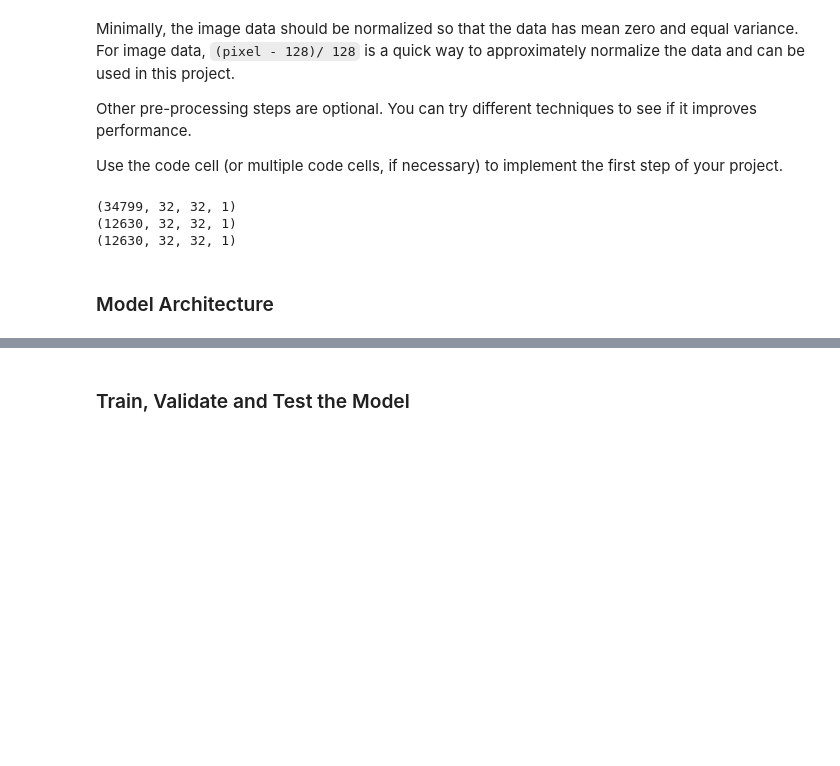
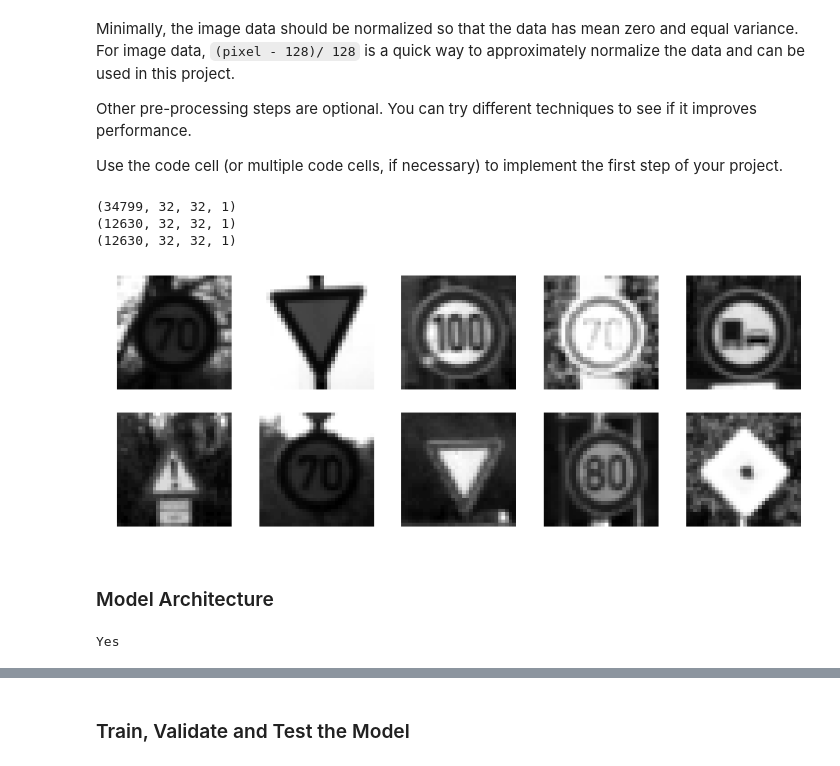
Before and after one commit to alaxwang/CarND-Traffic-Sign-Classifier-Project, a Jupyter notebook: Traffic_Sign_Classifier.ipynb, the cells around one changed output, grey strips where cells are left out. Saved outputs shown, nothing was run; the diff lists cells and outputs as text; code cells hidden in the pictures; blank space fills up the shorter version.

```diff
--- a/Traffic_Sign_Classifier.ipynb
+++ b/Traffic_Sign_Classifier.ipynb
@@ -157,35 +201,42 @@ Use the code cell (or multiple code cells, if necessary) to implement the first
 ### Feel free to use as many code cells as needed.
 
 from sklearn.utils import shuffle
 
 def ConvertToGray(data):
     #print (data[0].shape)
     #return data
-    gray_data = np.zeros((data.shape[0],32,32,1))
+    gray_data = np.zeros((len(data),32,32,1))
     #print(gray_data.shape)
     #print(np.array(cv2.cvtColor(data[0], cv2.COLOR_RGB2GRAY)).reshape(32,32,1))
     #return data
     for i in range(len(data)):
         gray_data[i] = np.array(cv2.cvtColor(data[i], cv2.COLOR_RGB2GRAY)).reshape(32,32,1)
     return gray_data
 
-#X_train, y_train = shuffle(X_train, y_train)
+X_train, y_train = shuffle(X_train, y_train)
 
 X_train_gray = ConvertToGray(X_train)
 X_test_gray = ConvertToGray(X_test)
 X_valid_gray = ConvertToGray(X_valid)
+
+#X_train_norm = X_train_gray
+#X_valid_norm = X_valid_gray
+#X_test_norm = X_test_gray
 
 X_train_norm = (X_train_gray.astype(float) - 128) / 128
 X_valid_norm = (X_valid_gray.astype(float)  - 128)/128
 X_test_norm = (X_test_gray.astype(float)  - 128)/128
 
 print(X_train_norm.shape)
 print(X_test_norm.shape)
 print(X_valid_norm.shape)
+
+ShowPicGray(X_train_norm)
 # %% [output]
 (34799, 32, 32, 1)
 (12630, 32, 32, 1)
 (12630, 32, 32, 1)
+[figure, added]
 # %% [markdown]
 ### Model Architecture
 # %%
@@ -193,8 +244,7 @@ print(X_valid_norm.shape)
 ### Feel free to use as many code cells as needed.
 import tensorflow as tf
 
-EPOCHS = 10
-BATCH_SIZE = 128
+
 from tensorflow.contrib.layers import flatten
 
 def LeNet(x):
@@ -231,7 +281,6 @@ def LeNet(x):
     layer_2 = tf.nn.relu(layer_2)
     print('layer2_shape', layer_2.get_shape())
 
-
     # TODO: Pooling. Input = 10x10x16. Output = 5x5x16.
     ksize = [1, 2, 2, 1]
     strides = [1, 2, 2, 1]
@@ -242,33 +291,35 @@ def LeNet(x):
     flatten_layer = tf.contrib.layers.flatten(layer_2)
     print('flatten_layer_shape', flatten_layer.get_shape())
 
-    # TODO: Layer 3: Fully Connected. Input = 400. Output = 120.
-
-
-    F_W_3  = tf.Variable(tf.truncated_normal((400, 120), mu,sigma))
-    F_b_3 = tf.Variable(tf.zeros(120))
+    # TODO: Layer 3: Fully Connected. Input = 400. Output = 400.
+    F_W_3  = tf.Variable(tf.truncated_normal((400, 400), mu,sigma))
+    F_b_3 = tf.Variable(tf.zeros(400))
     layer_3 = tf.nn.bias_add(tf.matmul(flatten_layer, F_W_3),F_b_3)
 
     # TODO: Activation.
     layer_3 = tf.nn.relu(layer_3)
     print('layer_3 shape ', layer_3.get_shape())
 
+    # TODO: Layer 4: Fully Connected. Input = 400. Output = 400.
+    F_W_4  = tf.Variable(tf.truncated_normal((400, 400), mu,sigma))
+    F_b_4 = tf.Variable(tf.zeros(400))
+    layer_4 = tf.nn.bias_add(tf.matmul(layer_3, F_W_4),F_b_4)
 
-
-    # TODO: Layer 4: Fully Connected. Input = 120. Output = 84.
-    F_W_4  = tf.Variable(tf.truncated_normal((120, 84), mu,sigma))
-    F_b_4 = tf.Variable(tf.zeros(84))
-    layer_4 = tf.nn.bias_add(tf.matmul(layer_3, F_W_4),F_b_4)
 
     # TODO: Activation.
     layer_4 = tf.nn.relu(layer_4)
     print('layer_4 shape ', layer_4.get_shape())
 
+    # dropout
+    layer_4 = tf.nn.dropout(layer_4, keep_prob)
 
-    # TODO: Layer 5: Fully Connected. Input = 84. Output = 43.
-    F_W_5  = tf.Variable(tf.truncated_normal((84, 43), mu, sigma))
+    # TODO: Layer 5: Fully Connected. Input = 400. Output = 43.
+    F_W_5  = tf.Variable(tf.truncated_normal((400, 43), mu, sigma))
     F_b_5 = tf.Variable(tf.zeros(43))
     logits = tf.nn.bias_add(tf.matmul(layer_4, F_W_5),F_b_5)
     print('logits shape ', logits.get_shape())
 
     return logits
+print('Yes')
+# %% [output]
+Yes
```
Also changed, not shown: parts of 10 cells of this notebook, 8 other files.
